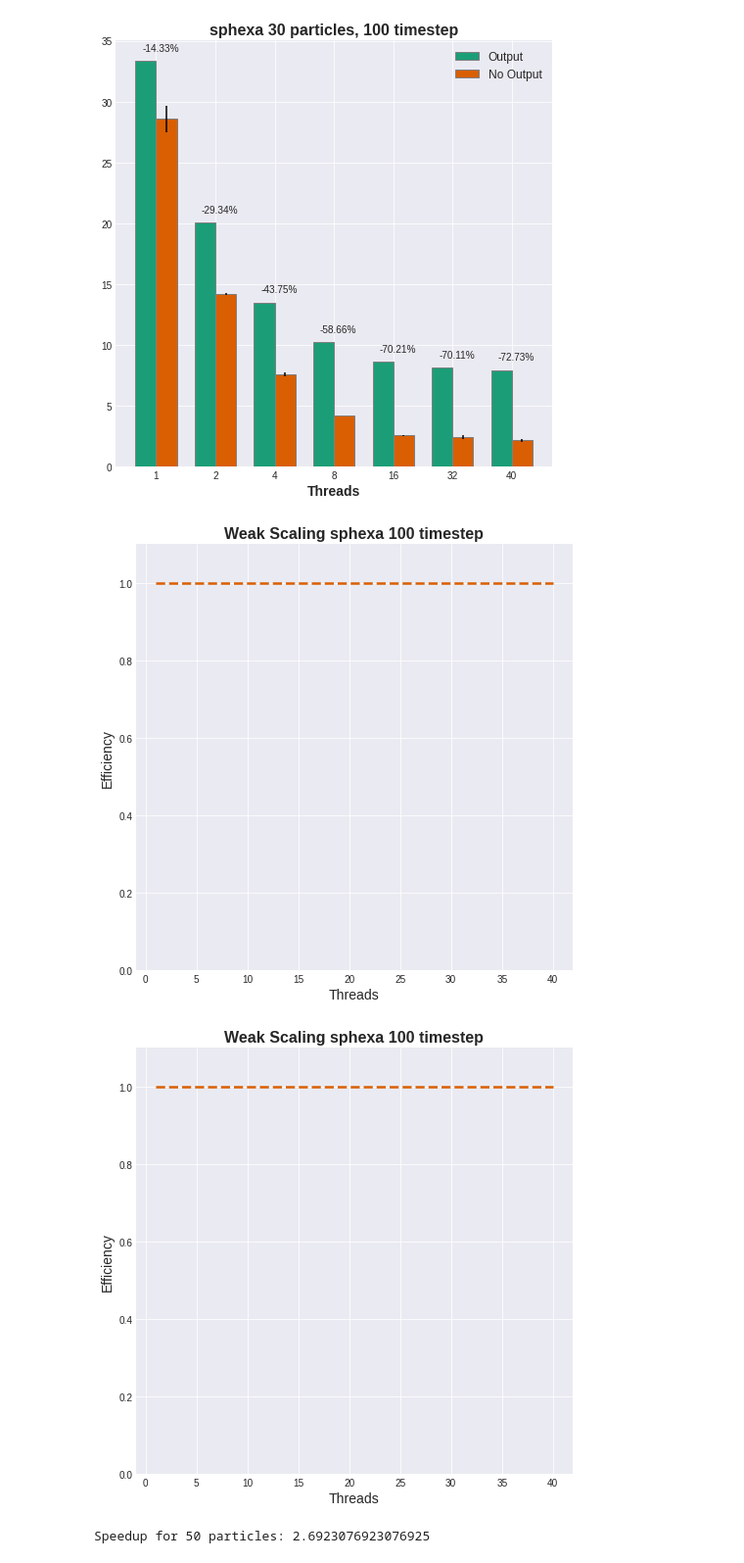
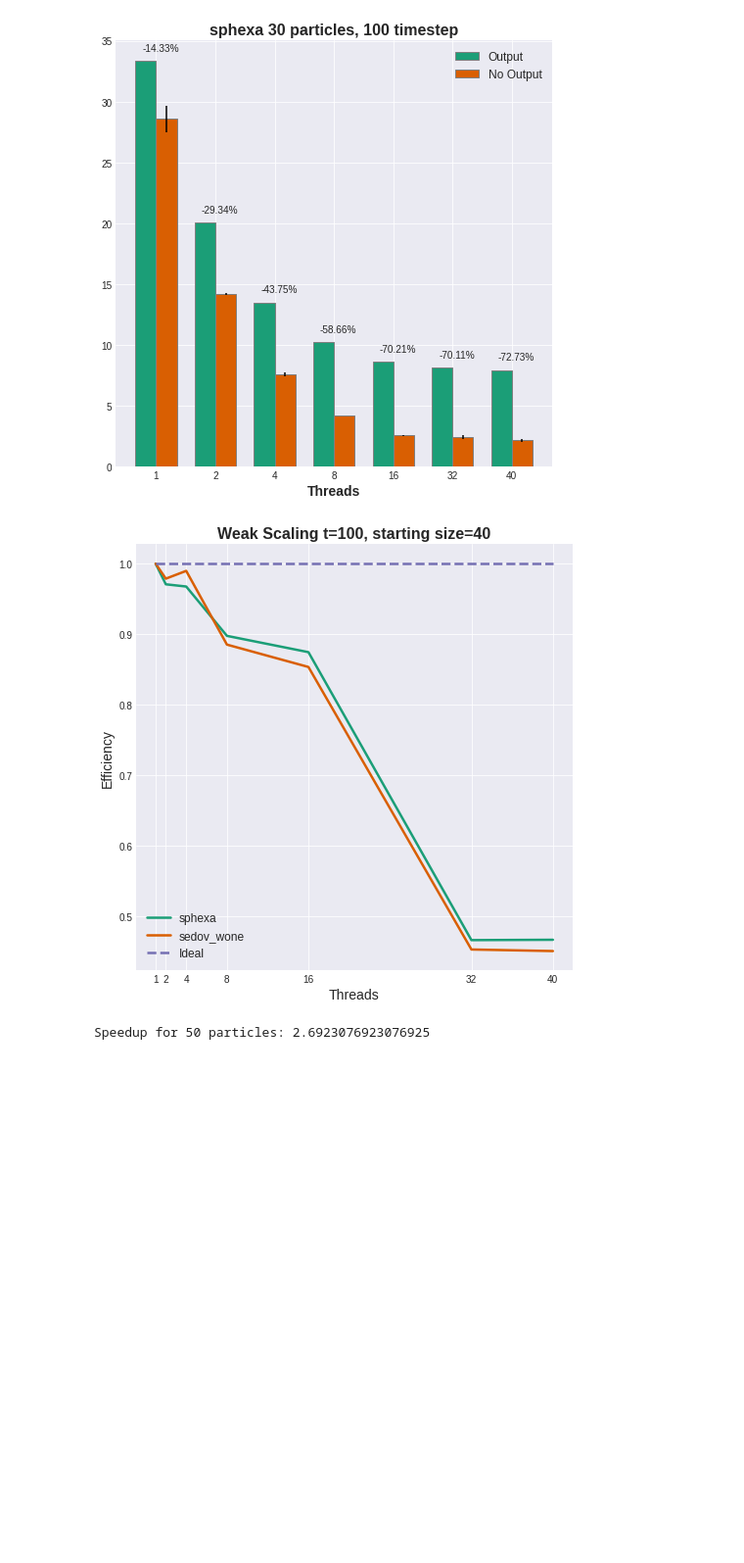
Before and after one commit to MaciejWdev/wash-perf-analysis, a Jupyter notebook: analysis.ipynb, the cells around one changed output. Shown at 98% size. Saved outputs shown, nothing was run; the diff lists cells and outputs as text; code cells hidden in the pictures; blank space fills up the shorter version.

```diff
--- a/analysis.ipynb
+++ b/analysis.ipynb
@@ -292,43 +395,56 @@ output_bar_graph(allresults, ['sedov_wone','sedov_cstone','sphexa'],sizes=[30],t
 # %%
 # Weak Scaling:
 # Threads: 1 ,2 , 4, 8,16,32,40
 # Sizes:   10,13,16,20,25,32,34
 def weakscalingplot(mode,df,versions,time=100,output=None):
     threads = [1,2,4,8,16,32,40]
     if mode == 'a':
         sizes =   [10,13,16,20,25,32,34]
     elif mode == 'b':
         sizes = [20,25,32,40,50,63,68]
+    elif mode == 'c':
+        sizes = [40,51,63,80,100,126,136]
 
     for version in versions:
-        basetime = df[(df['Version'] == version) & (df['n_particles'] == sizes[0]) & (df['Timestep'] == time) & (df['Threads'] == 1)]['AvgTime'].mean()
+        basetime = df[(df['Version'] == version) &
+                      (df['n_particles'] == sizes[0]) &
+                      (df['Timestep'] == time) &
+                      (df['Nodes'] == 1) &
+                      (df['Threads'] == 1)]['AvgTime'].mean()
         times = []
         for i in range(len(sizes)):
             data = df[df['Version'] == version]
             data = data[data['n_particles'] == sizes[i]]
             data = data[data['Timestep'] == time]
+            data = data[data['Nodes'] == 1]
             data = data[data['Threads'] == threads[i]]
 
             data = data[data['Output'] == False]
 
             times.append(data['AvgTime'].mean())
         efficiency = [basetime / time for time in times]
         plt.plot(threads,efficiency,label=version,linewidth=2.5)
 
-        # Base Line dashes
-        plt.plot(threads,[1]*len(threads),label='Ideal',linewidth=2.5,linestyle='--')
-        plt.ylim(0,1.1)
+    # Base Line dashes
+    # plt.ylim(0,1.1)
 
-        plt.title(f'Weak Scaling {version} {time} timestep')
-        plt.xlabel('Threads')
-        plt.ylabel('Efficiency')
-        plt.show()
+    plt.xlabel('Threads')
+    plt.ylabel('Efficiency')
 
-weakscalingplot('b',allresults, ['sphexa'],time=100)
-weakscalingplot('a',allresults, ['sphexa'],time=100)
+    # xticks threads
+    plt.xticks(threads)
+
+    plt.plot(threads,[1]*len(threads),label='Ideal',linewidth=2.5,linestyle='--')
+    plt.legend()
+    plt.title(f'Weak Scaling t={time}, starting size={sizes[0]}')
+    plt.show()
+
+
+# weakscalingplot('a',allresults, ['sphexa','sedov_wone'],time=100)
+# weakscalingplot('b',allresults, ['sphexa','sedov_wone'],time=100)
+weakscalingplot('c',allresults[allresults['Output'] == False], ['sphexa','sedov_wone'],time=100)
 # %% [output]
-[figure, old version]
+[figure, new version]
-[figure, removed]
 # %%
 # sphexa vs sphexa-cuda
 def vscuda(df,sizes=[50,100,200],time=100):
```
Also changed, not shown: parts of 5 cells of this notebook.
